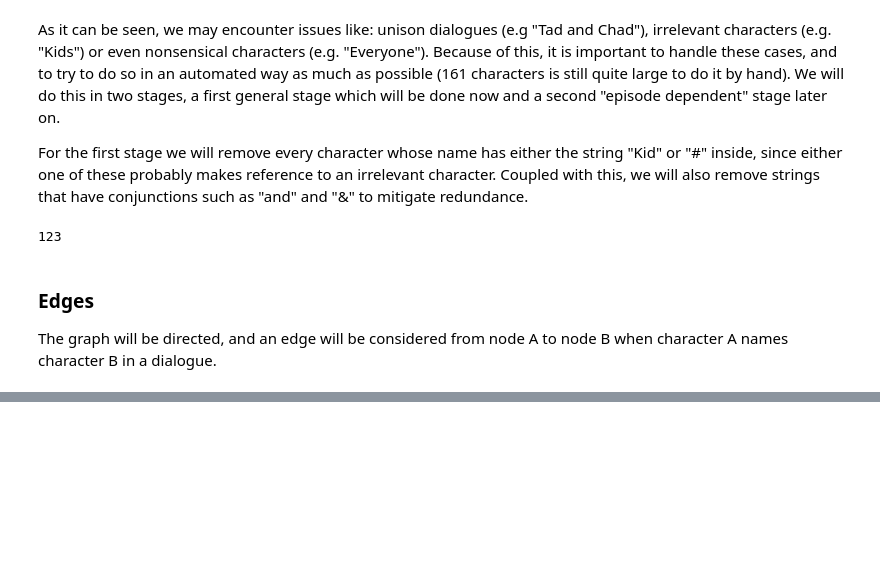
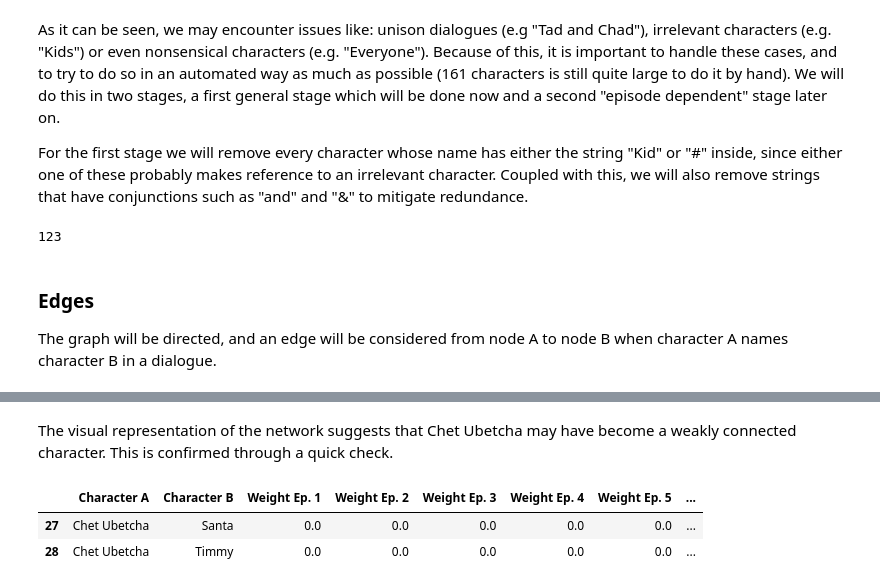
Before and after one commit to RMACR7LP/The-Fairy-Network, a Jupyter notebook: Fairy Network.ipynb, the cells around one changed output, grey strips where cells are left out. Cells and saved outputs as stored; diff of their text form; code cells hidden in the pictures; blank space fills up the shorter version.

```diff
--- a/Fairy Network.ipynb
+++ b/Fairy Network.ipynb
@@ -235,0 +281,37 @@ Fairy Network season 1.html
+# %%
+# 1) Remove irrelevant/nonsensical characters
+for character in ["Man", "All", "TV", "TV Narrator"]:
+    characters_clean.remove(character)
+
+edges_clean = edges_clean.loc[(edges_clean["Character A"].isin(characters_clean)) & (edges_clean["Character B"].isin(characters_clean))]
+
+# 2), 3), 4) and 5) Merge instances in the edge dataframe accordingly
+
+# First define a mapping to replace the names in the dataframe
+renaming = {character : character for character in characters_clean}
+renaming["Chet"] = "Chet Ubetcha"
+renaming["Chet Ubetcha (offscreen)"] = "Chet Ubetcha"
+renaming["AJ"] = "A.J."
+renaming["Mom"] = "Mrs. Turner"
+renaming["Dad"] = "Mr. Turner"
+
+# Next, use such mapping
+edges_clean["Character A"] = edges_clean["Character A"].map(renaming)
+edges_clean["Character B"] = edges_clean["Character B"].map(renaming)
+
+# Because you may now have repeated connections, group by the pair of columns
+# "Character A" and "Character B" , use the agg method to sum column by column
+# and take into account the weights of both registries, and set the edges_dataframe
+# as the output of this.
+edges_clean = edges_clean.groupby(["Character A", "Character B"], as_index= False).agg("sum")
+
+# Remove possible references that could come up from this
+edges_clean = edges_clean.loc[edges_clean["Character A"] != edges_clean["Character B"]]
+# %% [markdown]
+The visual representation of the network suggests that Chet Ubetcha may have become a weakly connected character. This is confirmed through a quick check.
+# %%
+edges_clean[(edges_clean["Character A"] == "Chet Ubetcha") | (edges_clean["Character B"] == "Chet Ubetcha")]
+# %% [output]
+|  | Character A | Character B | Weight Ep. 1 | Weight Ep. 2 | Weight Ep. 3 | Weight Ep. 4 | Weight Ep. 5 | ... |
+| 27 | Chet Ubetcha | Santa | 0.0 | 0.0 | 0.0 | 0.0 | 0.0 | ... |
+| 28 | Chet Ubetcha | Timmy | 0.0 | 0.0 | 0.0 | 0.0 | 0.0 | ... |
```
Also changed, not shown: parts of 13 cells of this notebook, 2 other files.
